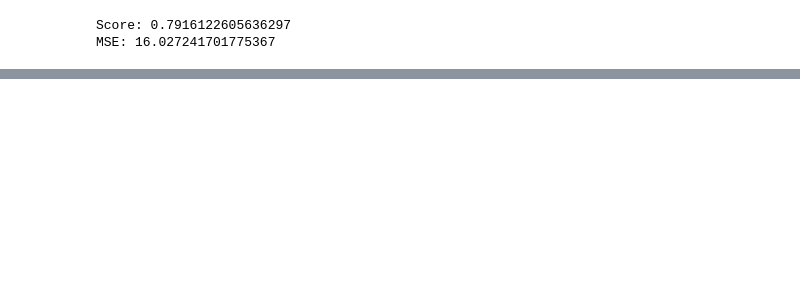
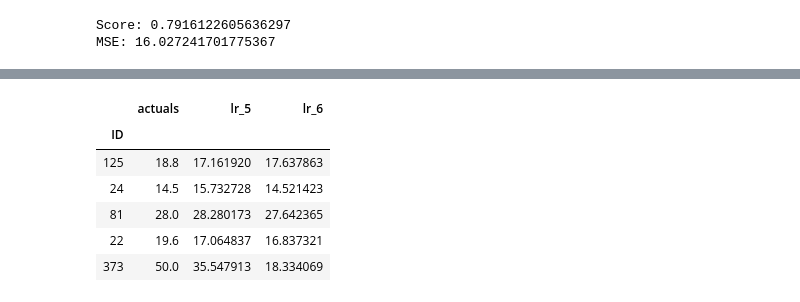
Before and after one commit to securetorobert/MEST, a Jupyter notebook: MEST_DAY_1.ipynb, the cells around one changed output, grey strips where cells are left out. Cells and saved outputs as stored; diff of their text form; code cells hidden in the pictures; blank space fills up the shorter version.

```diff
--- a/MEST_DAY_1.ipynb
+++ b/MEST_DAY_1.ipynb
@@ -750,0 +796,10 @@ MSE: 16.027241701775367
+# %%
+lr_6_df.tail()
+# %% [output]
+|  | actuals | lr_5 | lr_6 |
+| ID |  |  |  |
+| 125 | 18.8 | 17.161920 | 17.637863 |
+| 24 | 14.5 | 15.732728 | 14.521423 |
+| 81 | 28.0 | 28.280173 | 27.642365 |
+| 22 | 19.6 | 17.064837 | 16.837321 |
+| 373 | 50.0 | 35.547913 | 18.334069 |
```
Also changed, not shown: parts of 6 cells of this notebook, 1 other file.
